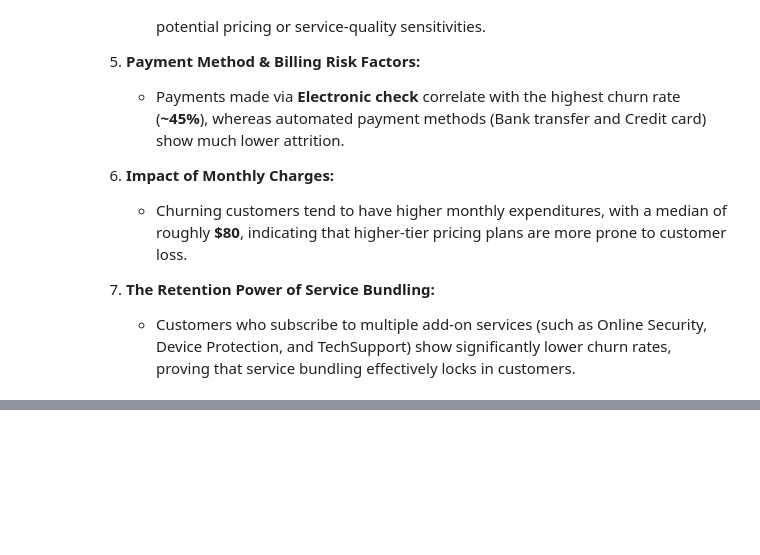
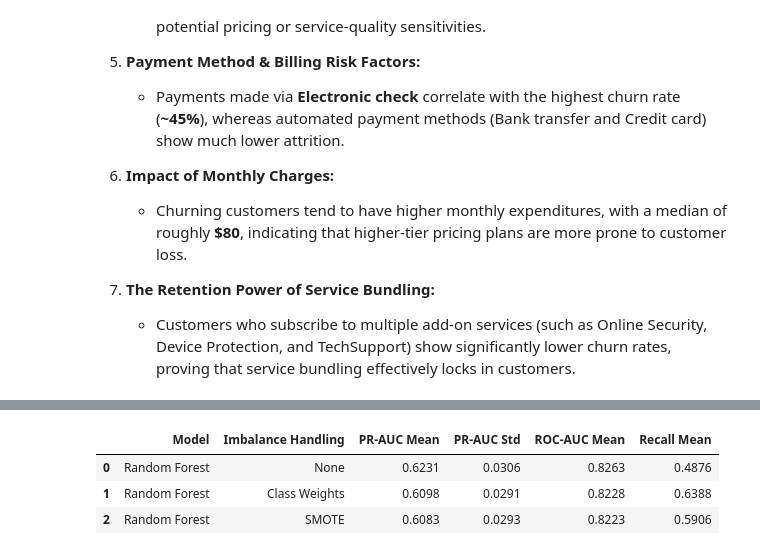
Before and after one commit to Laiba-Shahid1078/bye-bye-churn, a Jupyter notebook: bye_bye_churn.ipynb, the cells around one changed output, grey strips where cells are left out. Drawn from its saved outputs; the diff is of its cells as text; code cells hidden in the pictures; blank space fills up the shorter version.

```diff
--- a/bye_bye_churn.ipynb
+++ b/bye_bye_churn.ipynb
@@ -588,13 +622,15 @@ Cell 2: Separating Features (X) and Target (y), and Dropping Unnecessary Identif
 
 # Drop customerID and original Churn column (we will use Churn_flag as target)
 # Also drop tenure_group as it's a categorical version of tenure (we can keep tenure numeric)
+if 'service_count' in df.columns:
+    df.drop(columns=['service_count'], inplace=True)
+
 X = df.drop(
     columns=[
         'customerID',
         'Churn',
         'Churn_flag',
         'tenure_group',
-        'total_charges_numeric',
     ],
     errors='ignore',
 )
@@ -666,0 +837,94 @@ Preprocessing pipeline (ColumnTransformer) successfully initialized!
+# %%
+
+# Random Forest: Imbalance Handling Comparison
+
+import pandas as pd
+from sklearn.ensemble import RandomForestClassifier
+from sklearn.model_selection import StratifiedKFold, cross_validate
+from sklearn.pipeline import Pipeline
+from imblearn.pipeline import Pipeline as ImbPipeline
+from imblearn.over_sampling import SMOTE
+
+cv = StratifiedKFold(
+    n_splits=5,
+    shuffle=True,
+    random_state=42
+)
+
+scoring = {
+    "pr_auc": "average_precision",
+    "roc_auc": "roc_auc",
+    "recall": "recall"
+}
+
+# 1. No imbalance handling
+rf_none = Pipeline([
+    ("prep", preprocessor),
+    ("model", RandomForestClassifier(
+        random_state=42,
+        n_jobs=1
+    ))
+])
+
+# 2. Class weights
+rf_weighted = Pipeline([
+    ("prep", preprocessor),
+    ("model", RandomForestClassifier(
+        class_weight="balanced",
+        random_state=42,
+        n_jobs=1
+    ))
+])
+
+# 3. SMOTE inside each training fold
+rf_smote = ImbPipeline([
+    ("prep", preprocessor),
+    ("smote", SMOTE(random_state=42)),
+    ("model", RandomForestClassifier(
+        random_state=42,
+        n_jobs=1
+    ))
+])
+
+models = {
+    "None": rf_none,
+    "Class Weights": rf_weighted,
+    "SMOTE": rf_smote
+}
+
+results = []
+
+for method, model in models.items():
+    scores = cross_validate(
+        model,
+        X_train,
+        y_train,
+        cv=cv,
+        scoring=scoring,
+        n_jobs=-1
+    )
+
+    results.append({
+        "Model": "Random Forest",
+        "Imbalance Handling": method,
+        "PR-AUC Mean": scores["test_pr_auc"].mean(),
+        "PR-AUC Std": scores["test_pr_auc"].std(),
+        "ROC-AUC Mean": scores["test_roc_auc"].mean(),
+        "Recall Mean": scores["test_recall"].mean()
+    })
+
+imbalance_results = pd.DataFrame(results)
+
+display(imbalance_results.round(4))
+
+imbalance_results.to_csv(
+    "imbalance_results.csv",
+    index=False
+)
+
+print("Saved: imbalance_results.csv")
+# %% [output]
+|  | Model | Imbalance Handling | PR-AUC Mean | PR-AUC Std | ROC-AUC Mean | Recall Mean |
+| 0 | Random Forest | None | 0.6231 | 0.0306 | 0.8263 | 0.4876 |
+| 1 | Random Forest | Class Weights | 0.6098 | 0.0291 | 0.8228 | 0.6388 |
+| 2 | Random Forest | SMOTE | 0.6083 | 0.0293 | 0.8223 | 0.5906 |
```
Also changed, not shown: parts of 12 cells of this notebook, 12 other files.
